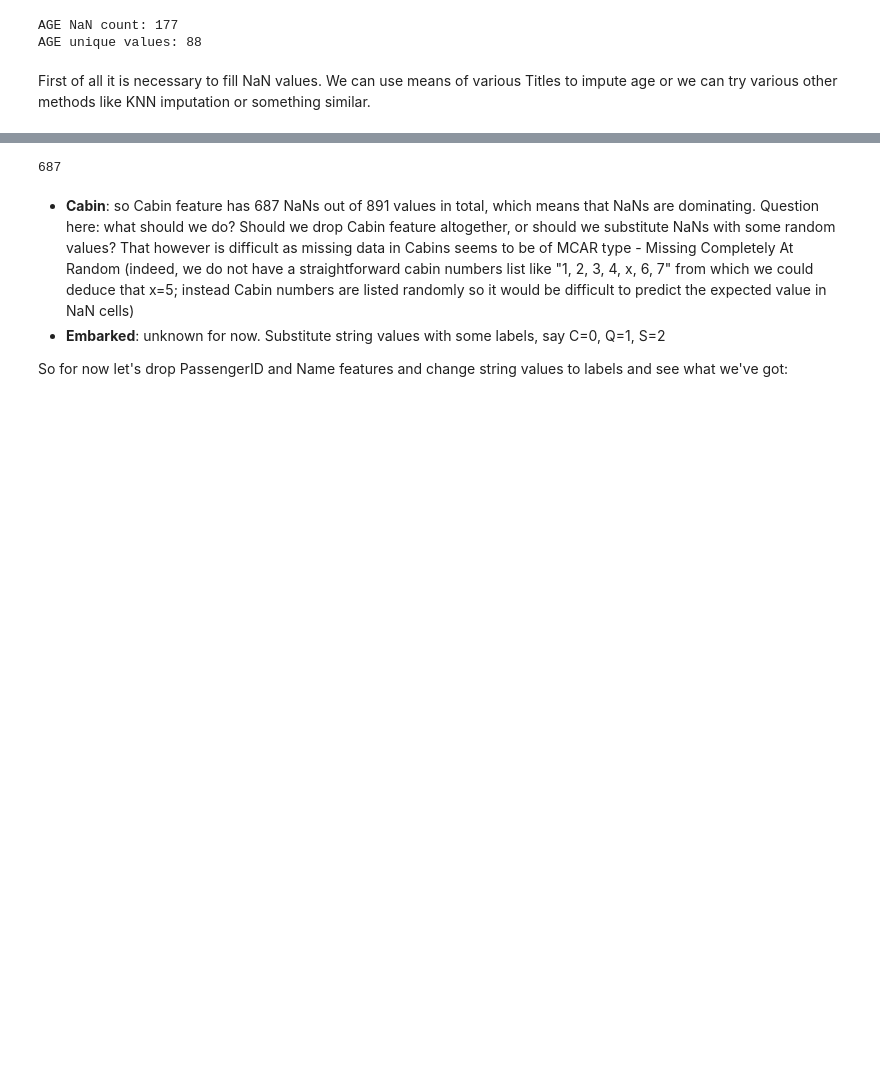
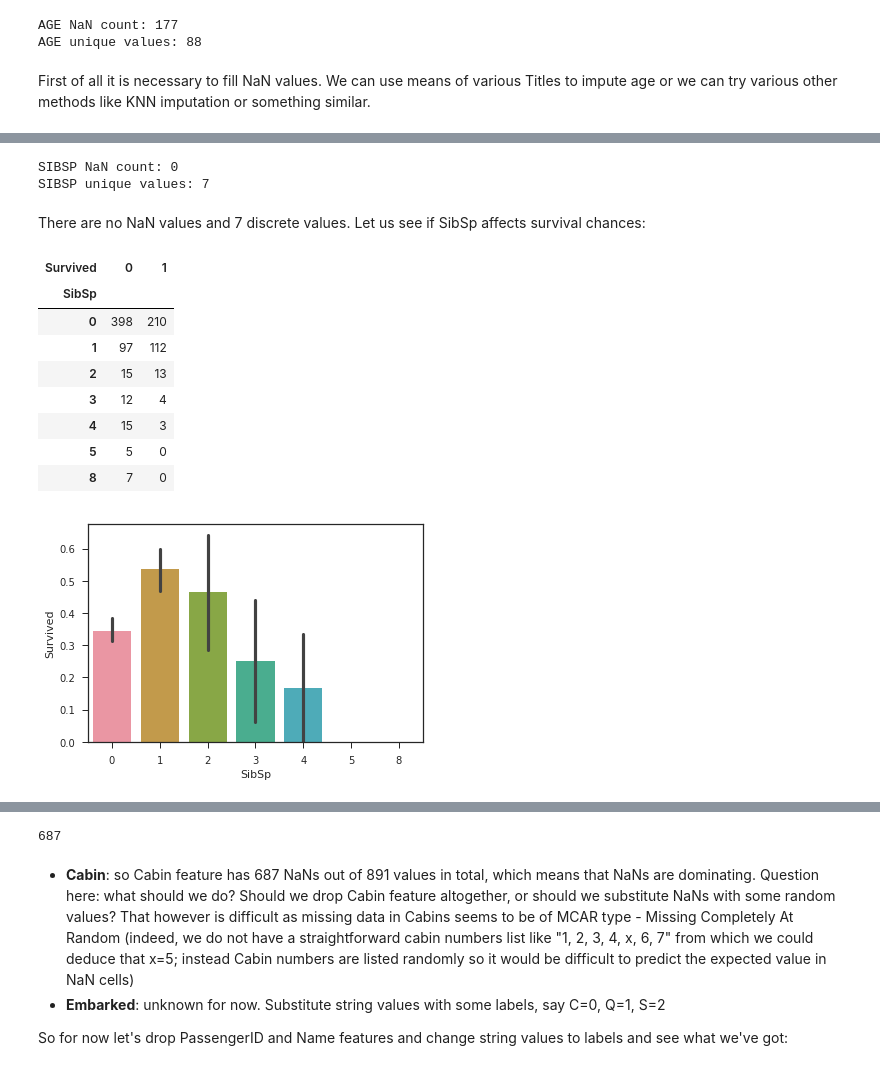
Before and after one commit to KonstantinMasich/Machine_Learning, a Jupyter notebook: Kaggle/Titanic/feature_selection.ipynb, the cells around one changed output, grey strips where cells are left out. Cells and saved outputs as stored; diff of their text form; code cells hidden in the pictures; blank space fills up the shorter version.

```diff
--- a/Kaggle/Titanic/feature_selection.ipynb
+++ b/Kaggle/Titanic/feature_selection.ipynb
@@ -335,0 +380,15 @@ What features can be removed without affecting predictions too much (or at all)?
+# %%
+# Note that we perform imputation on TRAIN_DF now!
+train_df['Title'] = title_feature['Title']
+train_df.head()
+train_df.loc[(train_df['Age'].isnull()) & (train_df['Title']=='Dr'),'Age']     = 46.5
+train_df.loc[(train_df['Age'].isnull()) & (train_df['Title']=='Master'),'Age'] = 3.5
+train_df.loc[(train_df['Age'].isnull()) & (train_df['Title']=='Miss'),'Age']   = 21.5
+train_df.loc[(train_df['Age'].isnull()) & (train_df['Title']=='Mr'),'Age']     = 30.0
+train_df.loc[(train_df['Age'].isnull()) & (train_df['Title']=='Mrs'),'Age']    = 35.9
+train_df.loc[(train_df['Age'].isnull()) & (train_df['Title']=='Rev'),'Age']    = 46.5
+
+# Dropping Title feature for now - because maybe it will not be needed at all, who knows.
+train_df.drop('Title', axis=1, inplace=True)
+
+print("AGE NaN count:", train_df['Age'].isnull().sum())
@@ -335,0 +408,22 @@ What features can be removed without affecting predictions too much (or at all)?
+# %%
+print("SIBSP NaN count:", train_df['SibSp'].isnull().sum())
+print("SIBSP unique values:", len(train_df['SibSp'].value_counts()))
+# %% [output]
+SIBSP NaN count: 0
+SIBSP unique values: 7
+# %% [markdown]
+There are no NaN values and 7 discrete values. Let us see if SibSp affects survival chances:
+# %%
+sns.barplot(x='SibSp', y='Survived', data=train_df)
+pd.crosstab([train_df.SibSp],train_df.Survived).style.background_gradient(cmap='summer_r')
+# %% [output]
+| Survived | 0 | 1 |
+| SibSp |  |  |
+| 0 | 398 | 210 |
+| 1 | 97 | 112 |
+| 2 | 15 | 13 |
+| 3 | 12 | 4 |
+| 4 | 15 | 3 |
+| 5 | 5 | 0 |
+| 8 | 7 | 0 |
+[figure, added]
```
Also changed, not shown: parts of 24 cells of this notebook.
